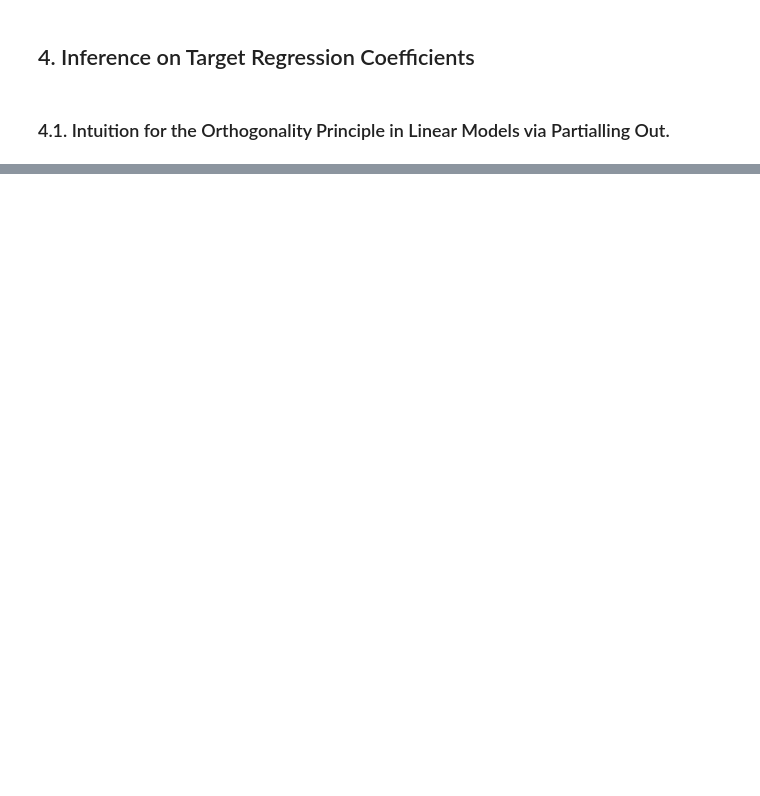
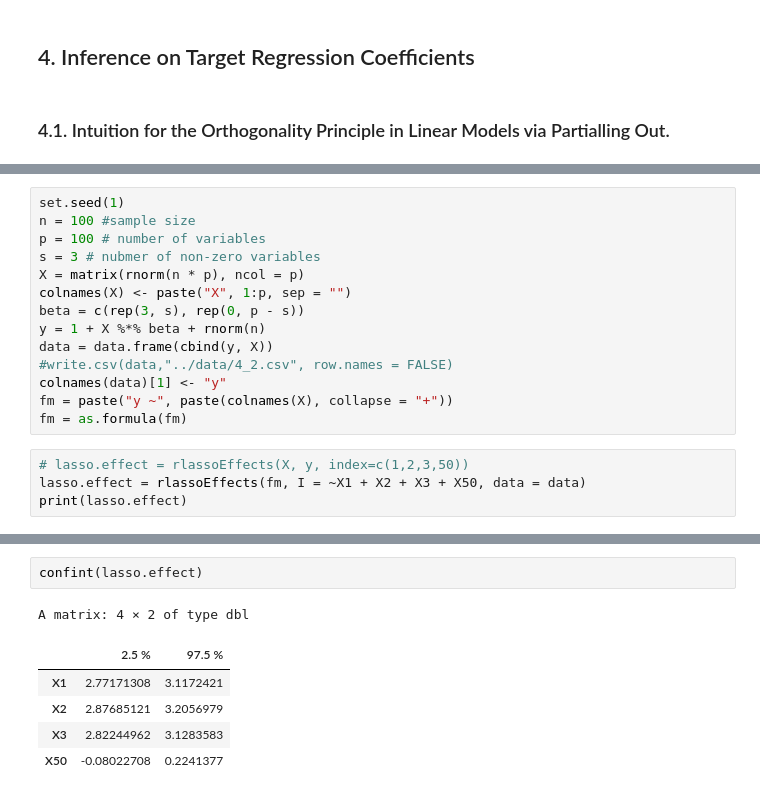
Before and after one commit to d2cml-ai/HDMjl.jl, a Jupyter notebook: tutorial/r_file.ipynb, the cells around one changed output, grey strips where cells are left out. Saved outputs shown, nothing was run; the diff lists cells and outputs as text; blank space fills up the shorter version.

```diff
--- a/tutorial/r_file.ipynb
+++ b/tutorial/r_file.ipynb
@@ -22,0 +89,18 @@ save(dat, file = "../data/4_1.csv")
+# %%
+set.seed(1)
+n = 100 #sample size
+p = 100 # number of variables
+s = 3 # nubmer of non-zero variables
+X = matrix(rnorm(n * p), ncol = p)
+colnames(X) <- paste("X", 1:p, sep = "")
+beta = c(rep(3, s), rep(0, p - s))
+y = 1 + X %*% beta + rnorm(n)
+data = data.frame(cbind(y, X))
+#write.csv(data,"../data/4_2.csv", row.names = FALSE)
+colnames(data)[1] <- "y"
+fm = paste("y ~", paste(colnames(X), collapse = "+"))
+fm = as.formula(fm)
+# %%
+# lasso.effect = rlassoEffects(X, y, index=c(1,2,3,50))
+lasso.effect = rlassoEffects(fm, I = ~X1 + X2 + X3 + X50, data = data)
+print(lasso.effect)
@@ -22,0 +126,9 @@ save(dat, file = "../data/4_1.csv")
+# %%
+confint(lasso.effect)
+# %% [output]
+A matrix: 4 × 2 of type dbl
+|  | 2.5 % | 97.5 % |
+| X1 | 2.77171308 | 3.1172421 |
+| X2 | 2.87685121 | 3.2056979 |
+| X3 | 2.82244962 | 3.1283583 |
+| X50 | -0.08022708 | 0.2241377 |
```
Also changed, not shown: parts of 51 cells of this notebook, 4 other files.
